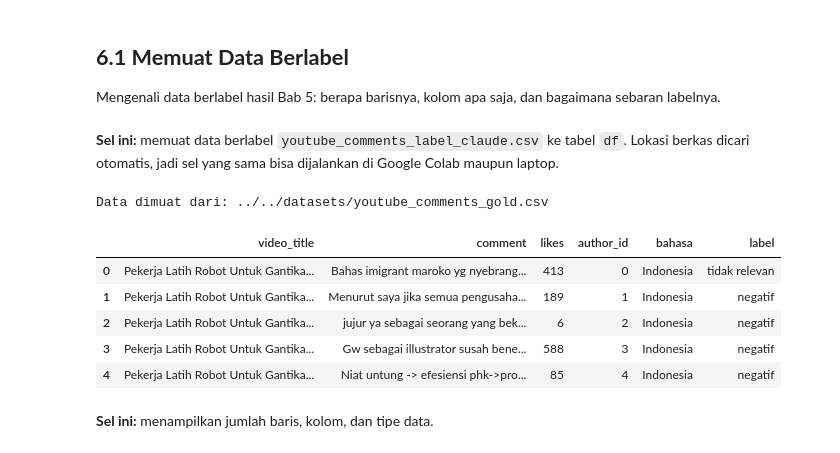
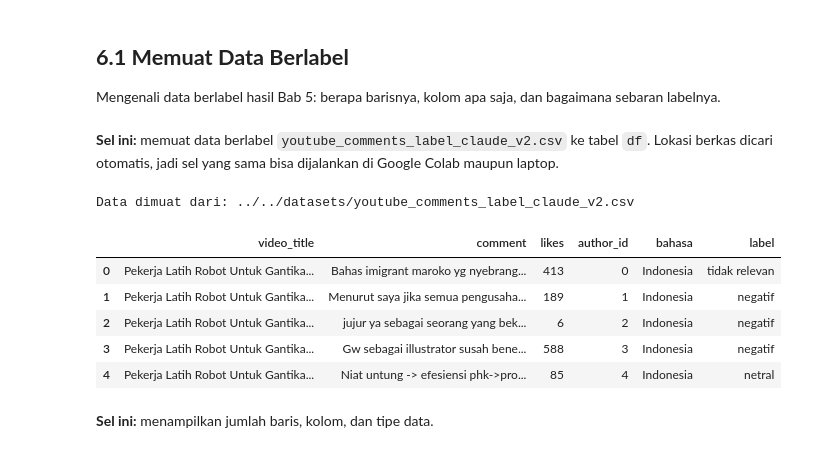
Before and after one commit to RoihansLab/Data-Mining-Project, a Jupyter notebook: youtube_comment_sentiment/Data_Preparation/data_preparation_labeling.ipynb, the cells around one changed output. Drawn from its saved outputs; the diff is of its cells as text; code cells hidden in the pictures.

Commit message:
add gold set v2 and updated labeling notebook

```diff
--- a/youtube_comment_sentiment/Data_Preparation/data_preparation_labeling.ipynb
+++ b/youtube_comment_sentiment/Data_Preparation/data_preparation_labeling.ipynb
@@ -1186,24 +1209,24 @@ Hasil olahan disimpan di kolom baru `teks` (dan `token`), sedangkan kolom `comme
 
 Mengenali data berlabel hasil Bab 5: berapa barisnya, kolom apa saja, dan bagaimana sebaran labelnya.
 # %% [markdown]
-**Sel ini:** memuat data berlabel `youtube_comments_label_claude.csv` ke tabel `df`. Lokasi berkas dicari otomatis, jadi sel yang sama bisa dijalankan di Google Colab maupun laptop.
+**Sel ini:** memuat data berlabel `youtube_comments_label_claude_v2.csv` ke tabel `df`. Lokasi berkas dicari otomatis, jadi sel yang sama bisa dijalankan di Google Colab maupun laptop.
 # %%
 # Lokasi data: Google Colab atau laptop
-for path in ["/content/youtube_comments_label_claude.csv", "../../datasets/youtube_comments_label_claude.csv", "datasets/youtube_comments_label_claude.csv"]:
+for path in ["/content/youtube_comments_label_claude_v2.csv", "../../datasets/youtube_comments_label_claude_v2.csv", "datasets/youtube_comments_label_claude_v2.csv"]:
     if os.path.exists(path):
         break
 
 df = pd.read_csv(path)
 print("Data dimuat dari:", path)
 df.head()
 # %% [output]
-Data dimuat dari: ../../datasets/youtube_comments_gold.csv
+Data dimuat dari: ../../datasets/youtube_comments_label_claude_v2.csv
 |  | video_title | comment | likes | author_id | bahasa | label |
 | 0 | Pekerja Latih Robot Untuk Gantika... | Bahas imigrant maroko yg nyebrang... | 413 | 0 | Indonesia | tidak relevan |
 | 1 | Pekerja Latih Robot Untuk Gantika... | Menurut saya jika semua pengusaha... | 189 | 1 | Indonesia | negatif |
 | 2 | Pekerja Latih Robot Untuk Gantika... | jujur ya sebagai seorang yang bek... | 6 | 2 | Indonesia | negatif |
 | 3 | Pekerja Latih Robot Untuk Gantika... | Gw sebagai illustrator susah bene... | 588 | 3 | Indonesia | negatif |
-| 4 | Pekerja Latih Robot Untuk Gantika... | Niat untung -> efesiensi phk->pro... | 85 | 4 | Indonesia | negatif |
+| 4 | Pekerja Latih Robot Untuk Gantika... | Niat untung -> efesiensi phk->pro... | 85 | 4 | Indonesia | netral |
 # %% [markdown]
 **Sel ini:** menampilkan jumlah baris, kolom, dan tipe data.
 # %%
```
Also changed, not shown: parts of 68 cells of this notebook, 5 other files.
